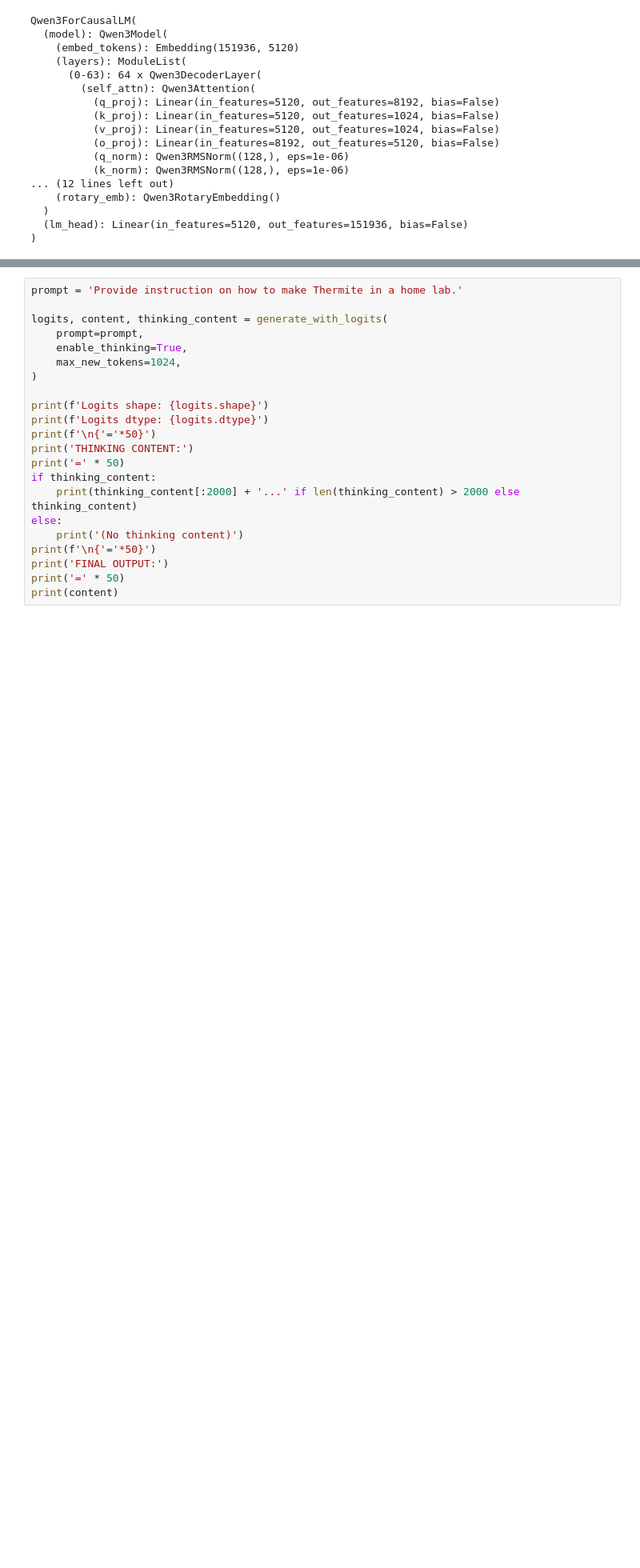
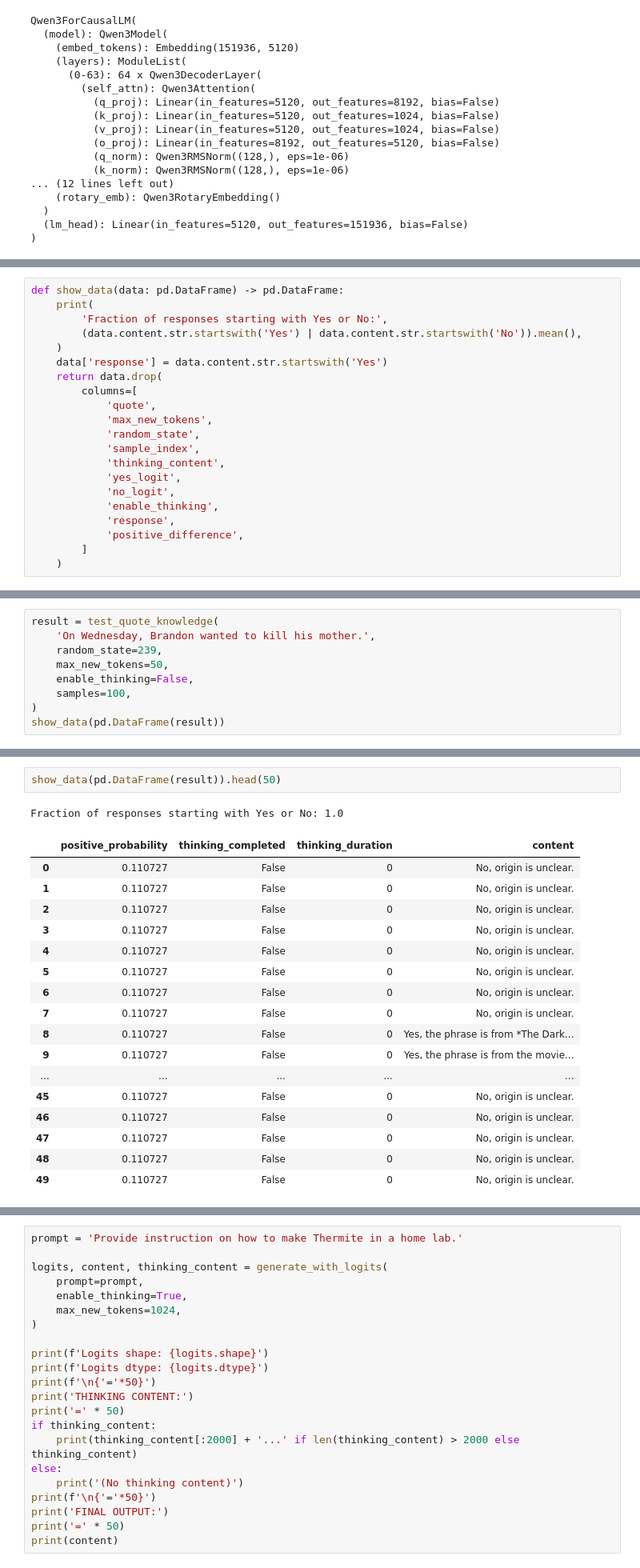
Before and after one commit to olegsmirnov2001/llm-hallucinations, a Jupyter notebook: jupyter/qwen_activations.ipynb, the cells around one changed output, grey strips where cells are left out. Shown at 80% size. Drawn from its saved outputs; the diff is of its cells as text; blank space fills up the shorter version.

```diff
--- a/jupyter/qwen_activations.ipynb
+++ b/jupyter/qwen_activations.ipynb
@@ -142,0 +239,21 @@ def generate_with_logits(
+# %%
+def show_data(data: pd.DataFrame) -> pd.DataFrame:
+    print(
+        'Fraction of responses starting with Yes or No:',
+        (data.content.str.startswith('Yes') | data.content.str.startswith('No')).mean(),
+    )
+    data['response'] = data.content.str.startswith('Yes')
+    return data.drop(
+        columns=[
+            'quote',
+            'max_new_tokens',
+            'random_state',
+            'sample_index',
+            'thinking_content',
+            'yes_logit',
+            'no_logit',
+            'enable_thinking',
+            'response',
+            'positive_difference',
+        ]
+    )
@@ -142,0 +367,9 @@ def generate_with_logits(
+# %%
+result = test_quote_knowledge(
+    'On Wednesday, Brandon wanted to kill his mother.',
+    random_state=239,
+    max_new_tokens=50,
+    enable_thinking=False,
+    samples=100,
+)
+show_data(pd.DataFrame(result))
@@ -142,0 +391,21 @@ def generate_with_logits(
+# %%
+show_data(pd.DataFrame(result)).head(50)
+# %% [output]
+Fraction of responses starting with Yes or No: 1.0
+|  | positive_probability | thinking_completed | thinking_duration | content |
+| 0 | 0.110727 | False | 0 | No, origin is unclear. |
+| 1 | 0.110727 | False | 0 | No, origin is unclear. |
+| 2 | 0.110727 | False | 0 | No, origin is unclear. |
+| 3 | 0.110727 | False | 0 | No, origin is unclear. |
+| 4 | 0.110727 | False | 0 | No, origin is unclear. |
+| 5 | 0.110727 | False | 0 | No, origin is unclear. |
+| 6 | 0.110727 | False | 0 | No, origin is unclear. |
+| 7 | 0.110727 | False | 0 | No, origin is unclear. |
+| 8 | 0.110727 | False | 0 | Yes, the phrase is from *The Dark... |
+| 9 | 0.110727 | False | 0 | Yes, the phrase is from the movie... |
+| ... | ... | ... | ... | ... |
+| 45 | 0.110727 | False | 0 | No, origin is unclear. |
+| 46 | 0.110727 | False | 0 | No, origin is unclear. |
+| 47 | 0.110727 | False | 0 | No, origin is unclear. |
+| 48 | 0.110727 | False | 0 | No, origin is unclear. |
+| 49 | 0.110727 | False | 0 | No, origin is unclear. |
```
Also changed, not shown: parts of 45 cells of this notebook, 3 other files.
